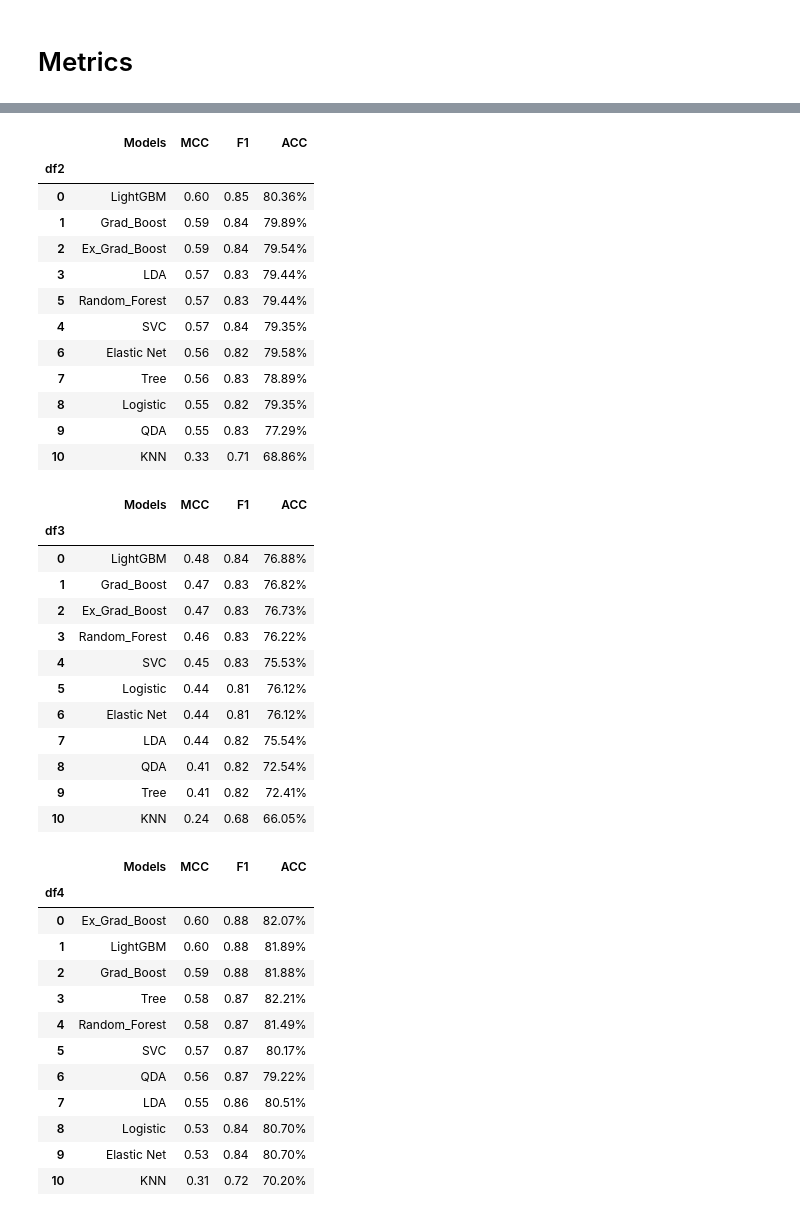
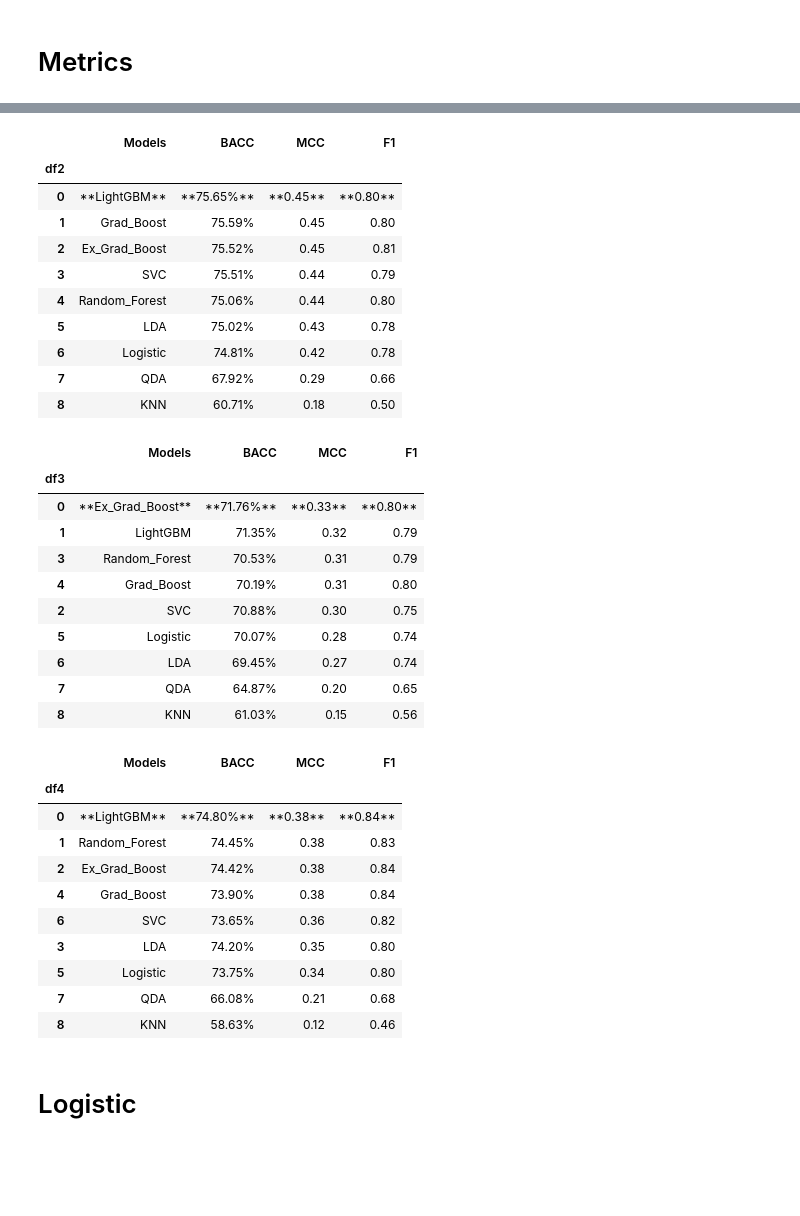
Before and after one commit to AndreouEugenia/Thesis, a Jupyter notebook: 6.Thesis_Results.ipynb, the cells around one changed output, grey strips where cells are left out. Drawn from its saved outputs; the diff is of its cells as text; code cells hidden in the pictures; blank space fills up the shorter version.

```diff
--- a/6.Thesis_Results.ipynb
+++ b/6.Thesis_Results.ipynb
@@ -85,8 +206,8 @@ metrics2.index.name = 'df2'
 metrics3.index.name = 'df3'
 metrics4.index.name = 'df4'
 # %%
-display(metrics1.sort_values(by = ['MCC','ACC'], ascending=False),
-        metrics2.sort_values(by = ['MCC','ACC'], ascending=False),
-        metrics3.sort_values(by = ['MCC','ACC'], ascending=False),
-        metrics4.sort_values(by = ['MCC','ACC'], ascending=False))
+display(metrics1,
+        metrics2,
+        metrics3,
+        metrics4)
 # %% [output]
@@ -106,39 +225,35 @@ display(metrics1.sort_values(by = ['MCC','ACC'], ascending=False),
-|  | Models | MCC | F1 | ACC |
+|  | Models | BACC | MCC | F1 |
 | df2 |  |  |  |  |
-| 0 | LightGBM | 0.60 | 0.85 | 80.36% |
-| 1 | Grad_Boost | 0.59 | 0.84 | 79.89% |
-| 2 | Ex_Grad_Boost | 0.59 | 0.84 | 79.54% |
-| 3 | LDA | 0.57 | 0.83 | 79.44% |
-| 5 | Random_Forest | 0.57 | 0.83 | 79.44% |
-| 4 | SVC | 0.57 | 0.84 | 79.35% |
-| 6 | Elastic Net | 0.56 | 0.82 | 79.58% |
-| 7 | Tree | 0.56 | 0.83 | 78.89% |
-| 8 | Logistic | 0.55 | 0.82 | 79.35% |
-| 9 | QDA | 0.55 | 0.83 | 77.29% |
-| 10 | KNN | 0.33 | 0.71 | 68.86% |
+| 0 | **LightGBM** | **75.65%** | **0.45** | **0.80** |
+| 1 | Grad_Boost | 75.59% | 0.45 | 0.80 |
+| 2 | Ex_Grad_Boost | 75.52% | 0.45 | 0.81 |
+| 3 | SVC | 75.51% | 0.44 | 0.79 |
+| 4 | Random_Forest | 75.06% | 0.44 | 0.80 |
+| 5 | LDA | 75.02% | 0.43 | 0.78 |
+| 6 | Logistic | 74.81% | 0.42 | 0.78 |
+| 7 | QDA | 67.92% | 0.29 | 0.66 |
+| 8 | KNN | 60.71% | 0.18 | 0.50 |
-|  | Models | MCC | F1 | ACC |
+|  | Models | BACC | MCC | F1 |
 | df3 |  |  |  |  |
-| 0 | LightGBM | 0.48 | 0.84 | 76.88% |
-| 1 | Grad_Boost | 0.47 | 0.83 | 76.82% |
-| 2 | Ex_Grad_Boost | 0.47 | 0.83 | 76.73% |
-| 3 | Random_Forest | 0.46 | 0.83 | 76.22% |
-| 4 | SVC | 0.45 | 0.83 | 75.53% |
-| 5 | Logistic | 0.44 | 0.81 | 76.12% |
-| 6 | Elastic Net | 0.44 | 0.81 | 76.12% |
-| 7 | LDA | 0.44 | 0.82 | 75.54% |
-| 8 | QDA | 0.41 | 0.82 | 72.54% |
-| 9 | Tree | 0.41 | 0.82 | 72.41% |
-| 10 | KNN | 0.24 | 0.68 | 66.05% |
+| 0 | **Ex_Grad_Boost** | **71.76%** | **0.33** | **0.80** |
+| 1 | LightGBM | 71.35% | 0.32 | 0.79 |
+| 3 | Random_Forest | 70.53% | 0.31 | 0.79 |
+| 4 | Grad_Boost | 70.19% | 0.31 | 0.80 |
+| 2 | SVC | 70.88% | 0.30 | 0.75 |
+| 5 | Logistic | 70.07% | 0.28 | 0.74 |
+| 6 | LDA | 69.45% | 0.27 | 0.74 |
+| 7 | QDA | 64.87% | 0.20 | 0.65 |
+| 8 | KNN | 61.03% | 0.15 | 0.56 |
-|  | Models | MCC | F1 | ACC |
+|  | Models | BACC | MCC | F1 |
 | df4 |  |  |  |  |
-| 0 | Ex_Grad_Boost | 0.60 | 0.88 | 82.07% |
-| 1 | LightGBM | 0.60 | 0.88 | 81.89% |
-| 2 | Grad_Boost | 0.59 | 0.88 | 81.88% |
-| 3 | Tree | 0.58 | 0.87 | 82.21% |
-| 4 | Random_Forest | 0.58 | 0.87 | 81.49% |
-| 5 | SVC | 0.57 | 0.87 | 80.17% |
-| 6 | QDA | 0.56 | 0.87 | 79.22% |
-| 7 | LDA | 0.55 | 0.86 | 80.51% |
-| 8 | Logistic | 0.53 | 0.84 | 80.70% |
-| 9 | Elastic Net | 0.53 | 0.84 | 80.70% |
-| 10 | KNN | 0.31 | 0.72 | 70.20% |
+| 0 | **LightGBM** | **74.80%** | **0.38** | **0.84** |
+| 1 | Random_Forest | 74.45% | 0.38 | 0.83 |
+| 2 | Ex_Grad_Boost | 74.42% | 0.38 | 0.84 |
+| 4 | Grad_Boost | 73.90% | 0.38 | 0.84 |
+| 6 | SVC | 73.65% | 0.36 | 0.82 |
+| 3 | LDA | 74.20% | 0.35 | 0.80 |
+| 5 | Logistic | 73.75% | 0.34 | 0.80 |
+| 7 | QDA | 66.08% | 0.21 | 0.68 |
+| 8 | KNN | 58.63% | 0.12 | 0.46 |
+# %% [markdown]
+# Logistic
```
Also changed, not shown: parts of 10 cells of this notebook, 19 other files.
